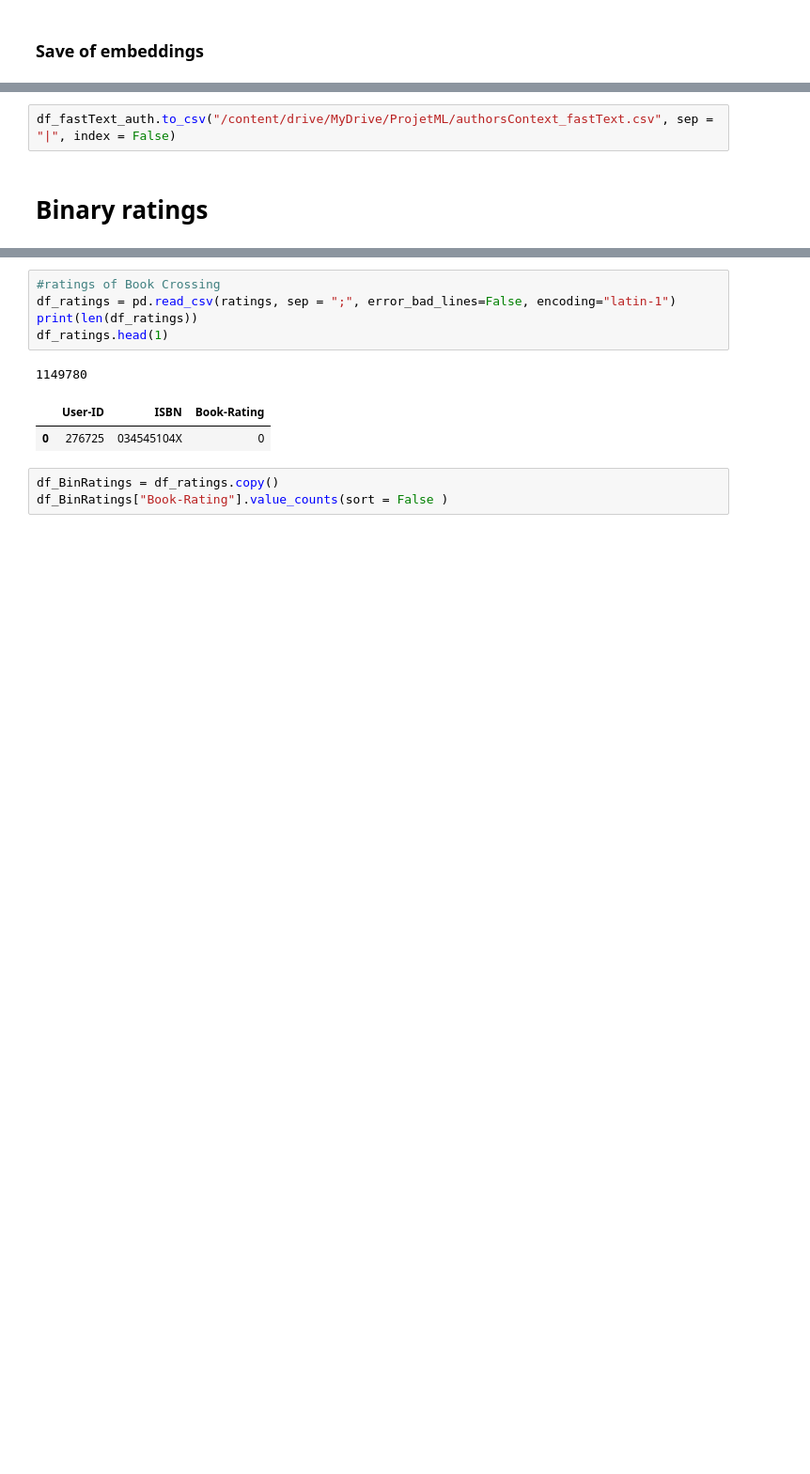
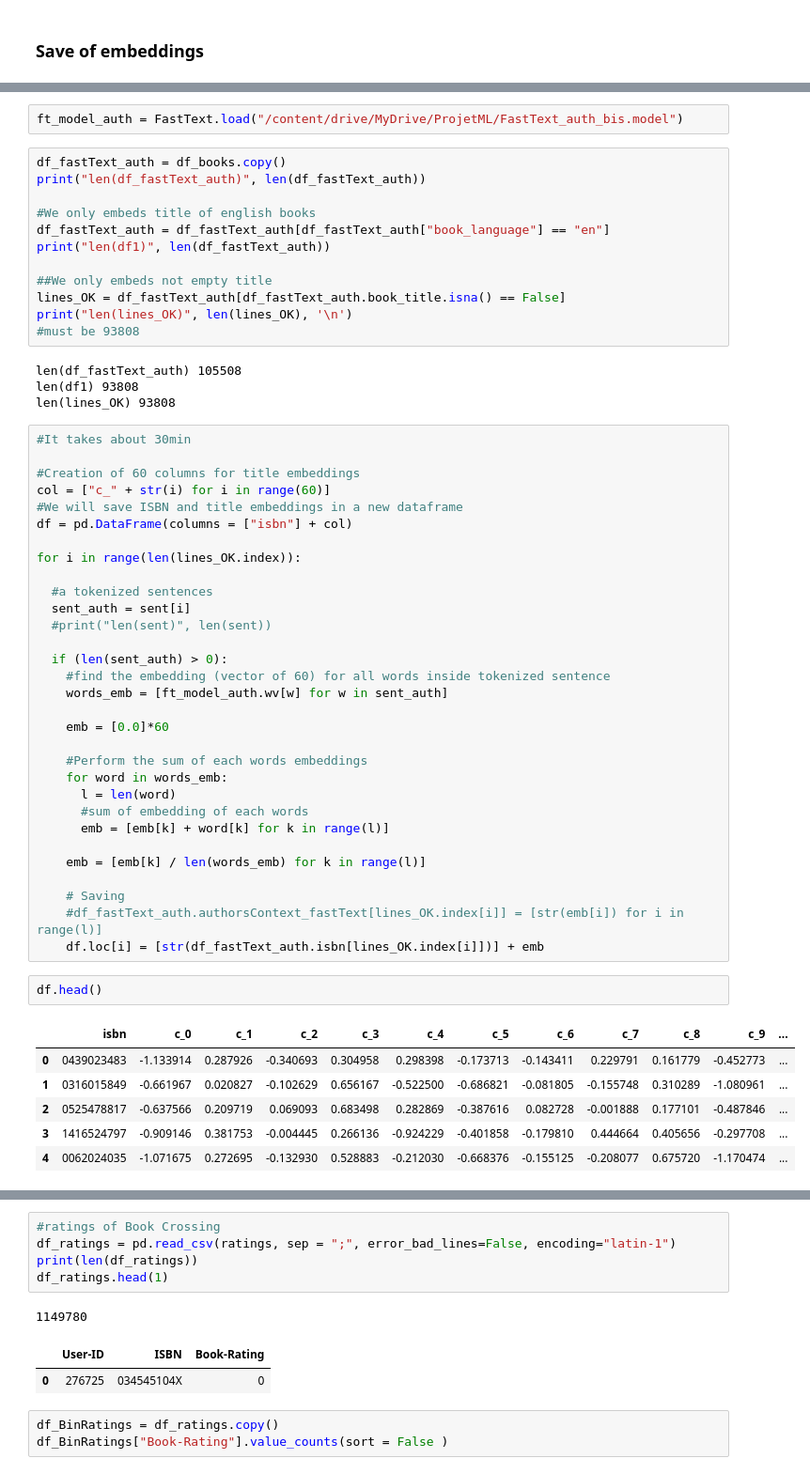
Before and after one commit to ArielNATAF/Books_project, a Jupyter notebook: AlgoReco/SingleEmbed_OrdinalReg.ipynb, the cells around one changed output, grey strips where cells are left out. Shown at 94% size. Drawn from its saved outputs; the diff is of its cells as text; blank space fills up the shorter version.

```diff
--- a/AlgoReco/SingleEmbed_OrdinalReg.ipynb
+++ b/AlgoReco/SingleEmbed_OrdinalReg.ipynb
@@ -701,4 +663,58 @@ print('Token IDs:', df_fastText_auth.authorsContext_fastText[lineOK.index[0]])
-# %%
-df_fastText_auth.to_csv("/content/drive/MyDrive/ProjetML/authorsContext_fastText.csv", sep = "|", index = False)
-# %% [markdown]
-# Binary ratings
+# %%
+ft_model_auth = FastText.load("/content/drive/MyDrive/ProjetML/FastText_auth_bis.model")
+# %%
+df_fastText_auth = df_books.copy()
+print("len(df_fastText_auth)", len(df_fastText_auth))
+
+#We only embeds title of english books
+df_fastText_auth = df_fastText_auth[df_fastText_auth["book_language"] == "en"]
+print("len(df1)", len(df_fastText_auth))
+
+##We only embeds not empty title
+lines_OK = df_fastText_auth[df_fastText_auth.book_title.isna() == False]
+print("len(lines_OK)", len(lines_OK), '\n')
+#must be 93808
+# %% [output]
+len(df_fastText_auth) 105508
+len(df1) 93808
+len(lines_OK) 93808
+# %%
+#It takes about 30min
+
+#Creation of 60 columns for title embeddings
+col = ["c_" + str(i) for i in range(60)]
+#We will save ISBN and title embeddings in a new dataframe
+df = pd.DataFrame(columns = ["isbn"] + col)
+
+for i in range(len(lines_OK.index)):
+
+  #a tokenized sentences
+  sent_auth = sent[i]
+  #print("len(sent)", len(sent))
+
+  if (len(sent_auth) > 0):
+    #find the embedding (vector of 60) for all words inside tokenized sentence
+    words_emb = [ft_model_auth.wv[w] for w in sent_auth]
+
+    emb = [0.0]*60
+
+    #Perform the sum of each words embeddings
+    for word in words_emb:
+      l = len(word)
+      #sum of embedding of each words
+      emb = [emb[k] + word[k] for k in range(l)]
+
+    emb = [emb[k] / len(words_emb) for k in range(l)]
+
+    # Saving
+    #df_fastText_auth.authorsContext_fastText[lines_OK.index[i]] = [str(emb[i]) for i in range(l)]
+    df.loc[i] = [str(df_fastText_auth.isbn[lines_OK.index[i]])] + emb
+# %%
+df.head()
+# %% [output]
+|  | isbn | c_0 | c_1 | c_2 | c_3 | c_4 | c_5 | c_6 | c_7 | c_8 | c_9 | ... |
+| 0 | 0439023483 | -1.133914 | 0.287926 | -0.340693 | 0.304958 | 0.298398 | -0.173713 | -0.143411 | 0.229791 | 0.161779 | -0.452773 | ... |
+| 1 | 0316015849 | -0.661967 | 0.020827 | -0.102629 | 0.656167 | -0.522500 | -0.686821 | -0.081805 | -0.155748 | 0.310289 | -1.080961 | ... |
+| 2 | 0525478817 | -0.637566 | 0.209719 | 0.069093 | 0.683498 | 0.282869 | -0.387616 | 0.082728 | -0.001888 | 0.177101 | -0.487846 | ... |
+| 3 | 1416524797 | -0.909146 | 0.381753 | -0.004445 | 0.266136 | -0.924229 | -0.401858 | -0.179810 | 0.444664 | 0.405656 | -0.297708 | ... |
+| 4 | 0062024035 | -1.071675 | 0.272695 | -0.132930 | 0.528883 | -0.212030 | -0.668376 | -0.155125 | -0.208077 | 0.675720 | -1.170474 | ... |
```
Also changed, not shown: parts of 169 cells of this notebook, 2 other files.
